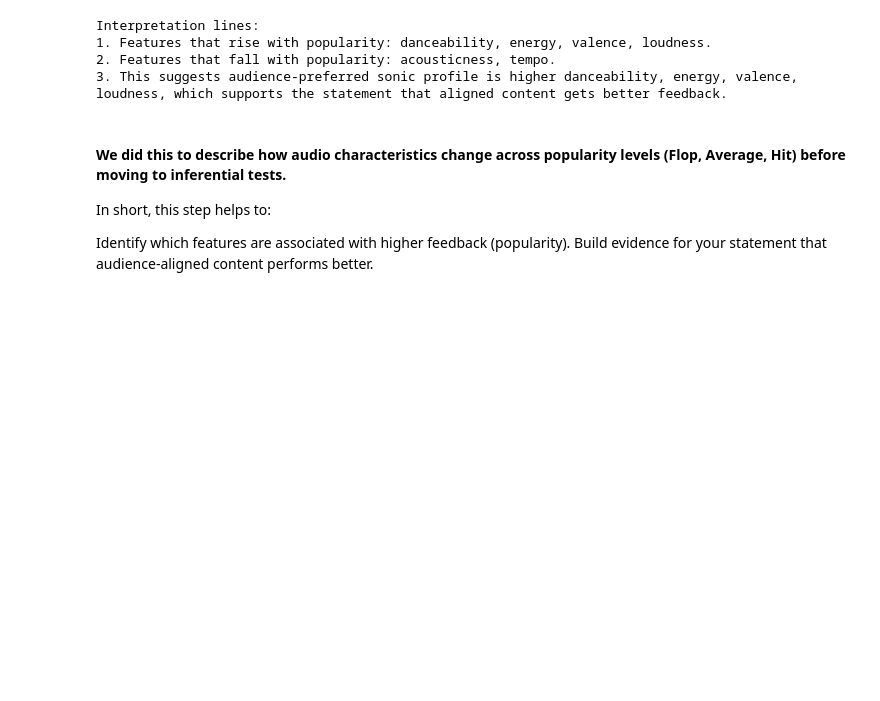
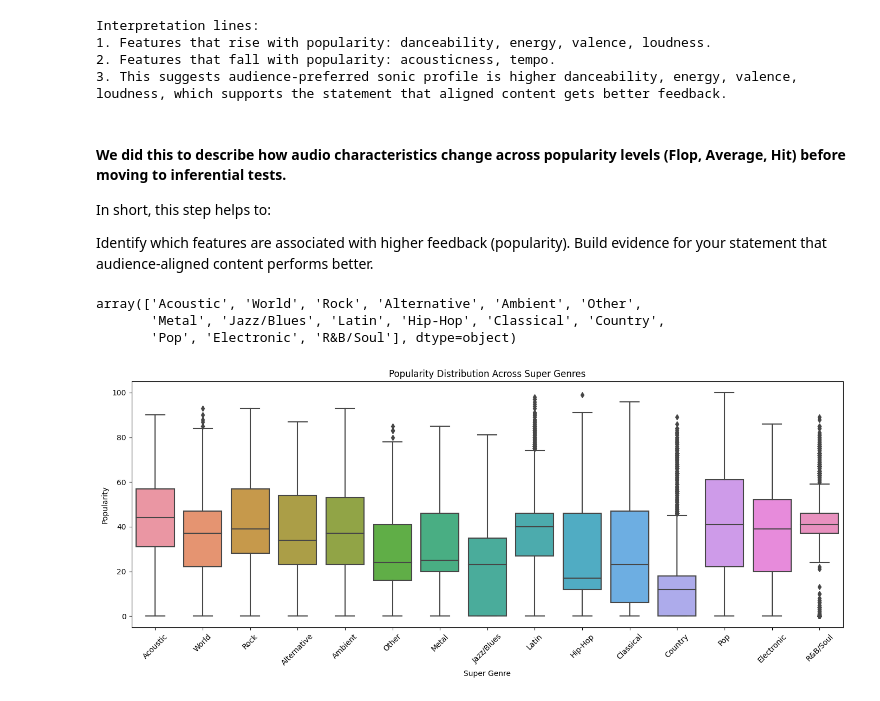
Before and after one commit to AhmedHuzaifa2001/TPSM_Project, a Jupyter notebook: descriptive_analysis.ipynb, the cells around one changed output. Drawn from its saved outputs; the diff is of its cells as text; code cells hidden in the pictures; blank space fills up the shorter version.

Commit message:
Added Box plot for descriptive analysis

```diff
--- a/descriptive_analysis.ipynb
+++ b/descriptive_analysis.ipynb
@@ -192,3 +192,24 @@ In short, this step helps to:
 
 Identify which features are associated with higher feedback (popularity).
 Build evidence for your statement that audience-aligned content performs better.
+# %%
+df.super_genre.unique()
+# %% [output]
+array(['Acoustic', 'World', 'Rock', 'Alternative', 'Ambient', 'Other',
+       'Metal', 'Jazz/Blues', 'Latin', 'Hip-Hop', 'Classical', 'Country',
+       'Pop', 'Electronic', 'R&B/Soul'], dtype=object)
+# %%
+import matplotlib.pyplot as plt
+import seaborn as sns
+
+# Option 1: Cleaner view using super_genre
+plt.figure(figsize=(14, 6))
+sns.boxplot(data=df, x="super_genre", y="popularity")
+plt.title("Popularity Distribution Across Super Genres")
+plt.xlabel("Super Genre")
+plt.ylabel("Popularity")
+plt.xticks(rotation=45)
+plt.tight_layout()
+plt.show()
+# %% [output]
+[figure, added]
```
Also changed, not shown: 1 other file.
